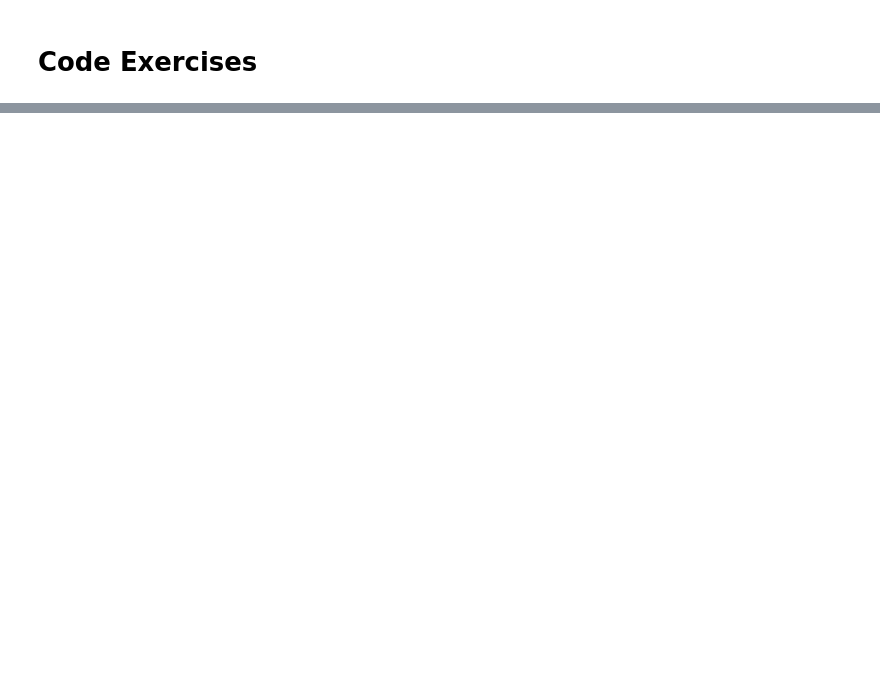
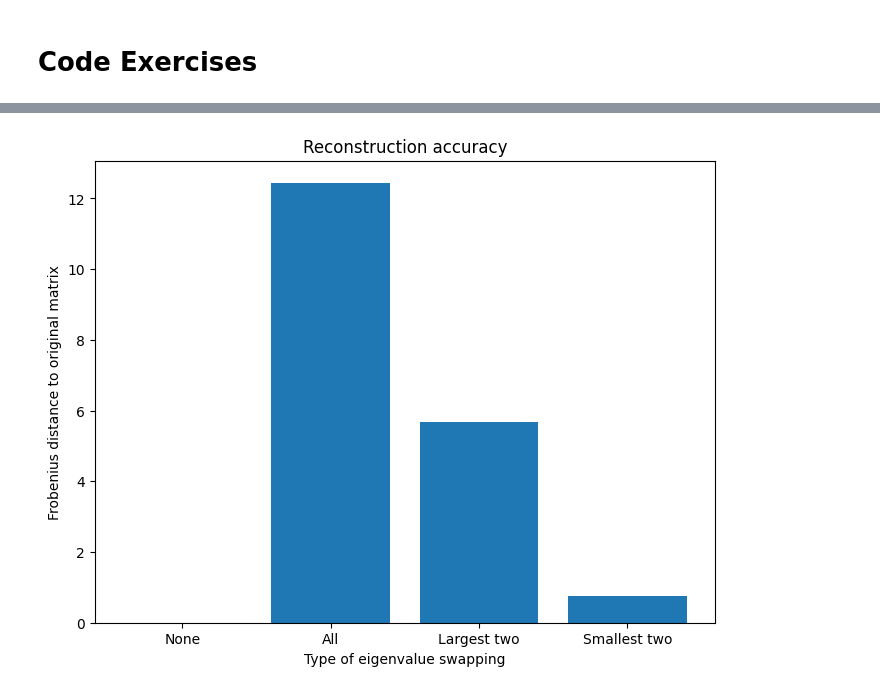
Before and after one commit to MiesnerJacob/practical-linear-algebra-for-data-science, a Jupyter notebook: 13-eigendecomposition.ipynb, the cells around one changed output, grey strips where cells are left out. Drawn from its saved outputs; the diff is of its cells as text; code cells hidden in the pictures; blank space fills up the shorter version.

```diff
--- a/13-eigendecomposition.ipynb
+++ b/13-eigendecomposition.ipynb
@@ -122,0 +171,70 @@ Eigenvectors: [[ 0.31  0.34 -0.08 -0.25]
+# %%
+def create_symmetric_matrix(size):
+    matrix = np.random.randn(size, size)
+    return np.round(matrix.T + matrix)
+
+def diagonalize_matrix(matrix):
+    eigenvalues, eigenvectors = np.linalg.eig(matrix)
+    return eigenvalues, eigenvectors, np.diag(eigenvalues)
+
+def reconstruct_matrix(eigenvectors, diagonal_matrix):
+    return eigenvectors @ diagonal_matrix @ eigenvectors.T
+
+def compute_reconstruction_accuracy(original_matrix, reconstructed_matrix):
+    return np.sqrt(np.sum((original_matrix - reconstructed_matrix) ** 2))
+
+def swap_eigenvalues(eigenvalues, indices):
+    swapped_eigenvalues = eigenvalues[indices]
+    return np.diag(swapped_eigenvalues)
+
+def plot_accuracies(accuracies, labels):
+    plt.figure(figsize=(8, 6))
+    plt.bar(range(len(accuracies)), accuracies)
+    plt.xticks(range(len(accuracies)), labels)
+    plt.ylabel('Frobenius distance to original matrix')
+    plt.xlabel('Type of eigenvalue swapping')
+    plt.title('Reconstruction accuracy')
+    plt.show()
+
+
+matrix_size = 5
+reconstruction_accuracies = np.zeros(4)
+
+symmetric_matrix = create_symmetric_matrix(matrix_size)
+
+eigenvalues, eigenvectors, diagonal_matrix = diagonalize_matrix(symmetric_matrix)
+
+# No swapping
+reconstructed_matrix = reconstruct_matrix(eigenvectors, diagonal_matrix)
+reconstruction_accuracies[0] = compute_reconstruction_accuracy(symmetric_matrix, reconstructed_matrix)
+print(f'\nReconstruction differences for no swapping:\n{np.round(symmetric_matrix - reconstructed_matrix, 4)}')
+print(f'Frobenius distance: {reconstruction_accuracies[0]}')
+
+# All eigenvalues swapped
+permuted_diagonal_matrix = swap_eigenvalues(eigenvalues, np.random.permutation(matrix_size))
+reconstructed_matrix = reconstruct_matrix(eigenvectors, permuted_diagonal_matrix)
+reconstruction_accuracies[1] = compute_reconstruction_accuracy(symmetric_matrix, reconstructed_matrix)
+print(f'\nReconstruction differences for all eigenvalues swapped:\n{np.round(symmetric_matrix - reconstructed_matrix, 4)}')
+print(f'Frobenius distance: {reconstruction_accuracies[1]}')
+
+# Swap largest two eigenvalues
+sorted_indices = np.argsort(eigenvalues)
+swapped_indices_largest = sorted_indices[np.r_[np.arange(matrix_size-2), matrix_size-1, matrix_size-2]][::-1]
+swapped_diagonal_matrix_largest = swap_eigenvalues(eigenvalues, swapped_indices_largest)
+reconstructed_matrix = reconstruct_matrix(eigenvectors, swapped_diagonal_matrix_largest)
+reconstruction_accuracies[2] = compute_reconstruction_accuracy(symmetric_matrix, reconstructed_matrix)
+print(f'\nReconstruction differences for largest two eigenvalues swapped:\n{np.round(symmetric_matrix - reconstructed_matrix, 4)}')
+print(f'Frobenius distance: {reconstruction_accuracies[2]}')
+
+# Swap smallest two eigenvalues
+swapped_indices_smallest = sorted_indices[np.r_[1, 0, np.arange(2, matrix_size)]][::-1]
+swapped_diagonal_matrix_smallest = swap_eigenvalues(eigenvalues, swapped_indices_smallest)
+reconstructed_matrix = reconstruct_matrix(eigenvectors, swapped_diagonal_matrix_smallest)
+reconstruction_accuracies[3] = compute_reconstruction_accuracy(symmetric_matrix, reconstructed_matrix)
+print(f'\nReconstruction differences for smallest two eigenvalues swapped:\n{np.round(symmetric_matrix - reconstructed_matrix, 4)}')
+print(f'Frobenius distance: {reconstruction_accuracies[3]}')
+
+# Plot the results
+labels = ['None', 'All', 'Largest two', 'Smallest two']
+plot_accuracies(reconstruction_accuracies, labels)
+# %% [output]
@@ -123 +258,2 @@ Eigenvectors: [[ 0.31  0.34 -0.08 -0.25]
+[figure, added]
 # %%
```
Also changed, not shown: parts of 8 cells of this notebook.
